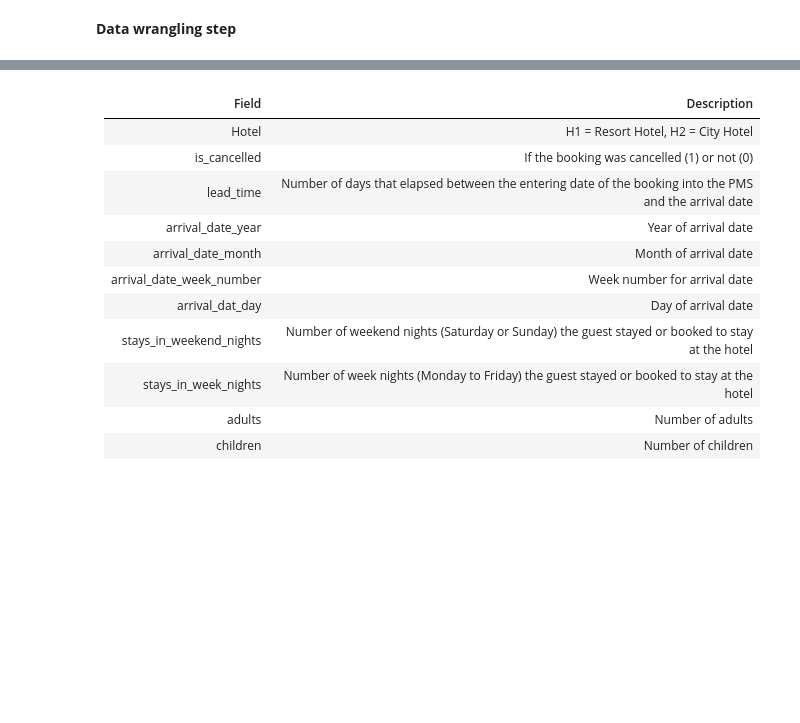
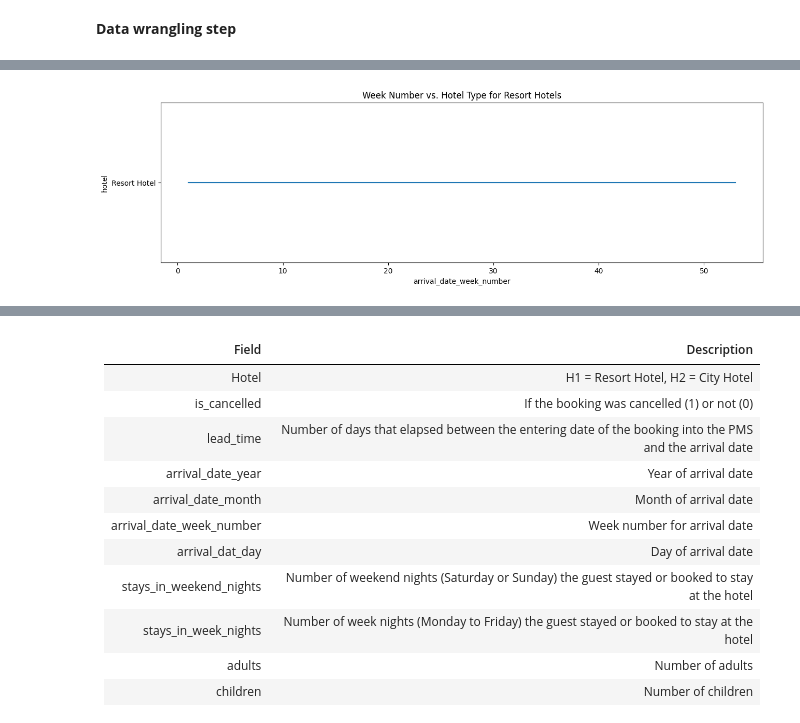
Before and after one commit to Vaishnavi-Devi-N/CapstoneProjectEDA, a Jupyter notebook: EDA_project_on_hotel_booking.ipynb, the cells around one changed output, grey strips where cells are left out. Saved outputs shown, nothing was run; the diff lists cells and outputs as text; code cells hidden in the pictures; blank space fills up the shorter version.

Commit message:
made changes in plots

```diff
--- a/EDA_project_on_hotel_booking.ipynb
+++ b/EDA_project_on_hotel_booking.ipynb
@@ -13,6 +13,6 @@ import datetime
 warnings.filterwarnings("ignore")
 %matplotlib inline
 # %%
-# from google.colab import drive
-# drive.mount('/content/drive')
-# file_path = '/content/drive/MyDrive/Almabetter/CSV of pandas projects /Hotel_Bookings.csv'
+from google.colab import drive
+drive.mount('/content/drive')
+file_path = '/content/drive/MyDrive/Almabetter/CSV of pandas projects /Hotel_Booking.csv'
@@ -19,6 +21,6 @@ warnings.filterwarnings("ignore")
 # %%
 link = '/kaggle/input/hotel-booking-almabetter-csv/Hotel Bookings (1).csv'
-data = pd.read_csv(link)
+data = pd.read_csv(file_path)
 # %% [markdown]
 Step 1: Remove duplicate or irrelevant observations. Remove unwanted observations from your dataset, including duplicate observations or irrelevant observations. ...
 
@@ -49,7 +101,7 @@ data.duplicated().value_counts()
 # %% [markdown]
 **Handling null values**
 # %%
-data['company'].fillna('not company sponsored', inplace = True)
+data['company'].fillna(0, inplace = True)
 data['country'].fillna('others', inplace = True)
 data['children'].fillna(0, inplace = True)
 data['agent'].fillna('self booking', inplace = True)
@@ -55,0 +124,2 @@ data['agent'].fillna('self booking', inplace = True)
+# %%
+data['company'] = data['company'].astype(int)
@@ -70,14 +184,16 @@ plt.show()
 # %%
-plt.figure(figsize=(8, 4))
+plt.figure(figsize=(15, 4))
 sns.lineplot(x='arrival_date_week_number', y='hotel', data=data[data['hotel']=='Resort Hotel'])
 
 # Customize the plot
 plt.xlabel('arrival_date_week_number')
 plt.ylabel('hotel')
 plt.title('Week Number vs. Hotel Type for Resort Hotels')
 
 # Show the plot
 plt.show()
+# %% [output]
+[figure, added]
 # %%
 #incomplete insight / -------------------------------/
 
```
Also changed, not shown: parts of 27 cells of this notebook.
